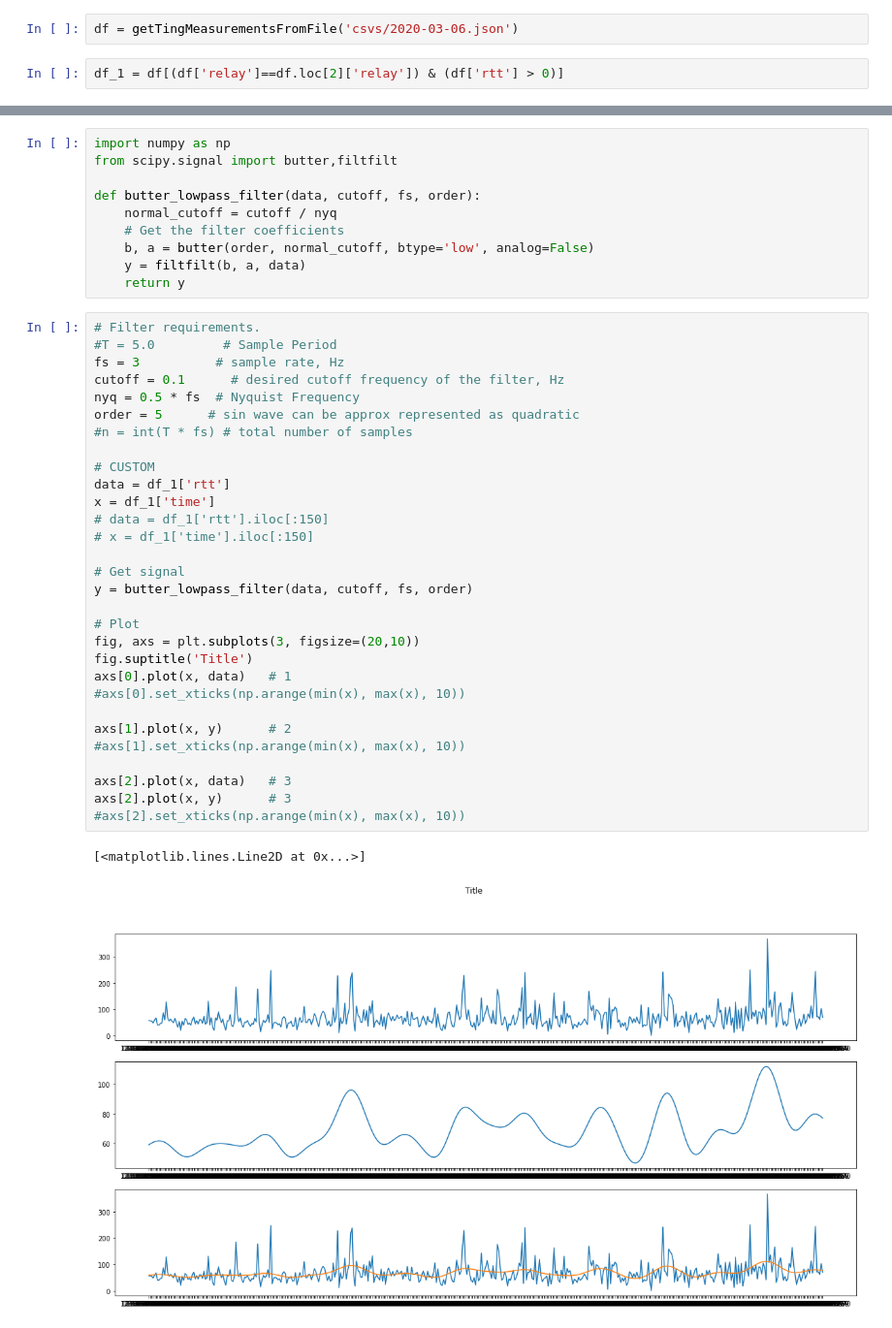
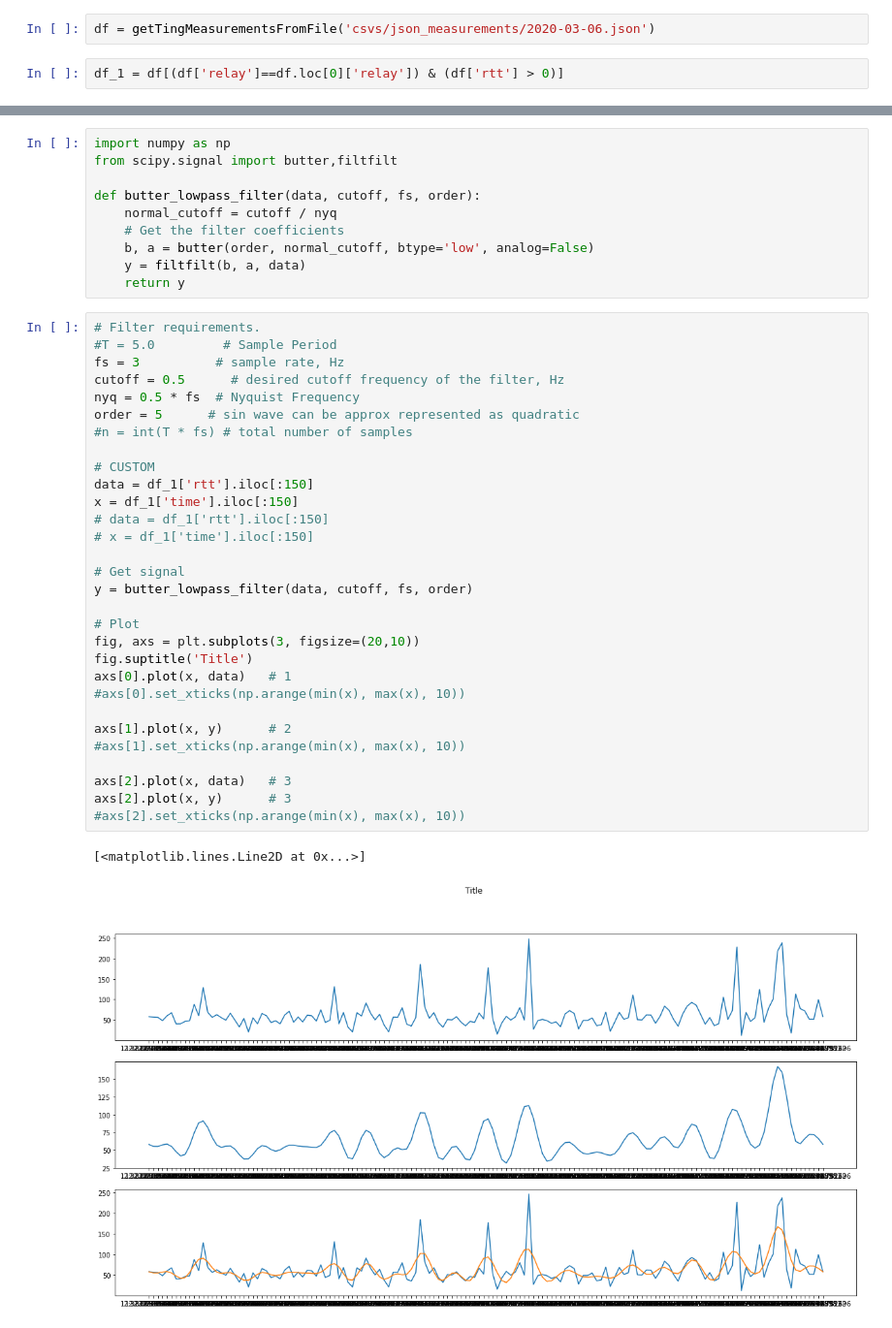
Before and after one commit to axo318/tor-masters-project, a Jupyter notebook: bw_research/ting_signal_filtering.ipynb, the cells around one changed output, grey strips where cells are left out. Shown at 97% size. Drawn from its saved outputs; the diff is of its cells as text.

Commit message:
Added new measurements (until 23rd)

```diff
--- a/bw_research/ting_signal_filtering.ipynb
+++ b/bw_research/ting_signal_filtering.ipynb
@@ -8,9 +8,9 @@ import lib.ting_utils
 importlib.reload(lib.ting_utils)
 from lib.ting_utils import getTingMeasurementsFromFile
 # %%
-df = getTingMeasurementsFromFile('csvs/2020-03-06.json')
+df = getTingMeasurementsFromFile('csvs/json_measurements/2020-03-06.json')
 # %%
-df_1 = df[(df['relay']==df.loc[2]['relay']) & (df['rtt'] > 0)]
+df_1 = df[(df['relay']==df.loc[0]['relay']) & (df['rtt'] > 0)]
 # %%
 df_1
 # %% [output]
@@ -46,36 +46,36 @@ def butter_lowpass_filter(data, cutoff, fs, order):
 # %%
 # Filter requirements.
 #T = 5.0         # Sample Period
 fs = 3          # sample rate, Hz
-cutoff = 0.1      # desired cutoff frequency of the filter, Hz
+cutoff = 0.5      # desired cutoff frequency of the filter, Hz
 nyq = 0.5 * fs  # Nyquist Frequency
 order = 5      # sin wave can be approx represented as quadratic
 #n = int(T * fs) # total number of samples
 
 # CUSTOM
-data = df_1['rtt']
-x = df_1['time']
+data = df_1['rtt'].iloc[:150]
+x = df_1['time'].iloc[:150]
 # data = df_1['rtt'].iloc[:150]
 # x = df_1['time'].iloc[:150]
 
 # Get signal
 y = butter_lowpass_filter(data, cutoff, fs, order)
 
 # Plot
 fig, axs = plt.subplots(3, figsize=(20,10))
 fig.suptitle('Title')
 axs[0].plot(x, data)   # 1
 #axs[0].set_xticks(np.arange(min(x), max(x), 10))
 
 axs[1].plot(x, y)      # 2
 #axs[1].set_xticks(np.arange(min(x), max(x), 10))
 
 axs[2].plot(x, data)   # 3
 axs[2].plot(x, y)      # 3
 #axs[2].set_xticks(np.arange(min(x), max(x), 10))
 # %% [output]
 [<matplotlib.lines.Line2D at 0x...>]
-[figure, old version]
+[figure, new version]
 # %%
 df_temp = pd.DataFrame()
 df_temp['data'] = y
```
Also changed, not shown: parts of 1 cell of this notebook, 15 other files.
